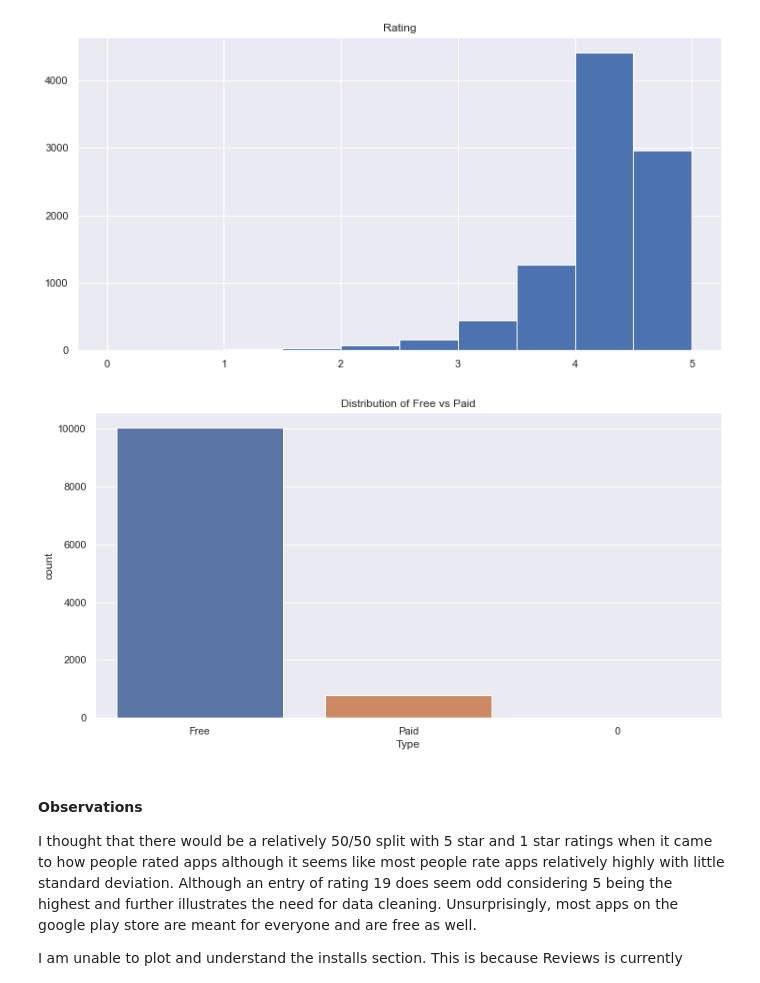
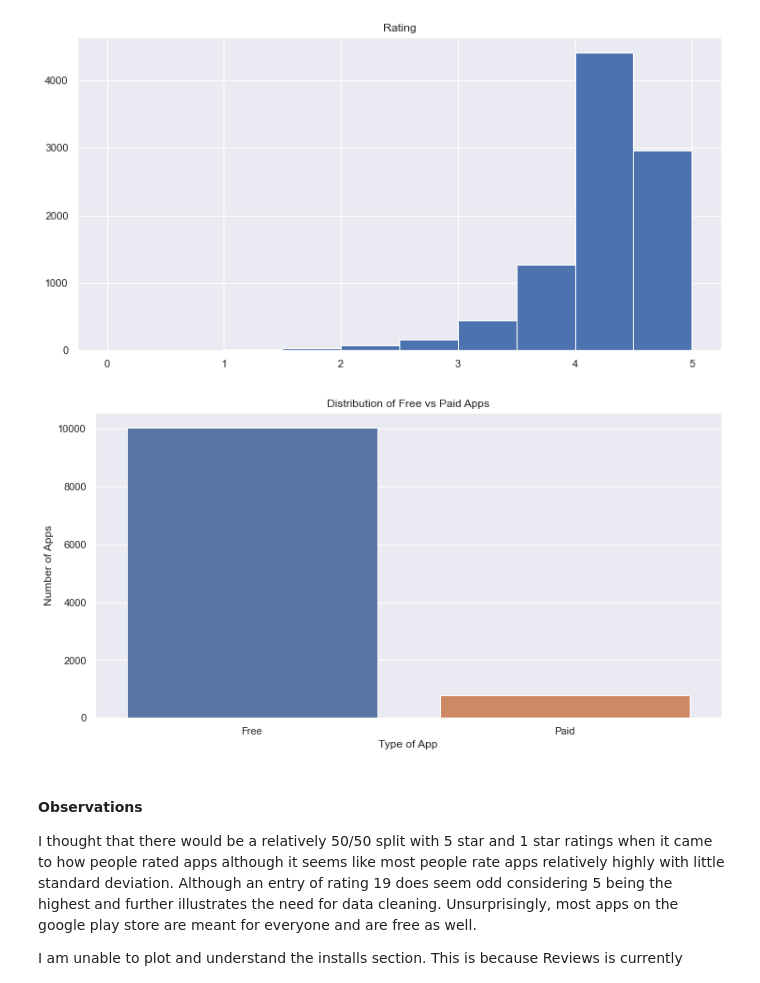
Before and after one commit to ubco-W2022T1-cosc301/project-group36, a Jupyter notebook: notebooks/analysis3.ipynb, the cells around one changed output. Saved outputs shown, nothing was run; the diff lists cells and outputs as text; code cells hidden in the pictures.

```diff
--- a/notebooks/analysis3.ipynb
+++ b/notebooks/analysis3.ipynb
@@ -109,9 +109,9 @@ plt = df.hist(column ='Rating', range=[0,5])
 # %% [output]
 [figure]
 # %%
-plt = sns.countplot(data=df, x= 'Type').set(title='Distribution of Free vs Paid')
+plt = sns.countplot(data=df[-(df.Type == '0')], x= 'Type').set(title='Distribution of Free vs Paid Apps',ylabel='Number of Apps',xlabel='Type of App')
 # %% [output]
-[figure, old version]
+[figure, new version]
 # %% [markdown]
 #### Observations
 
```
Also changed, not shown: parts of 7 cells of this notebook.
